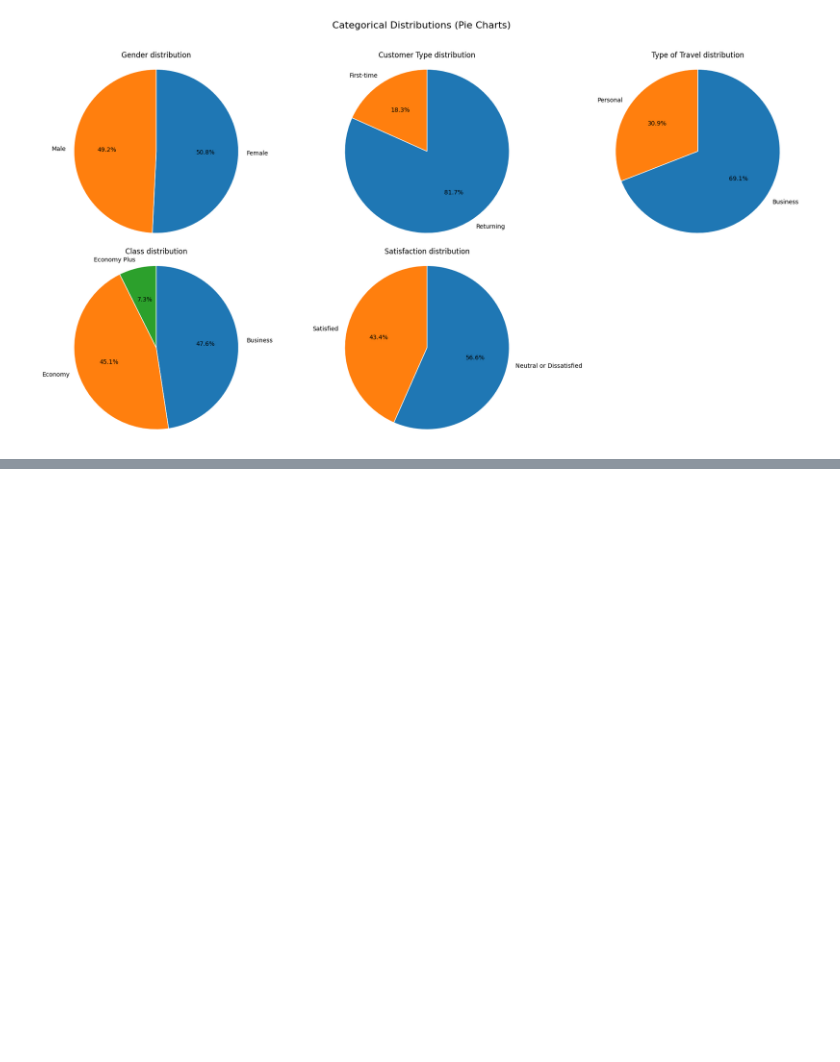
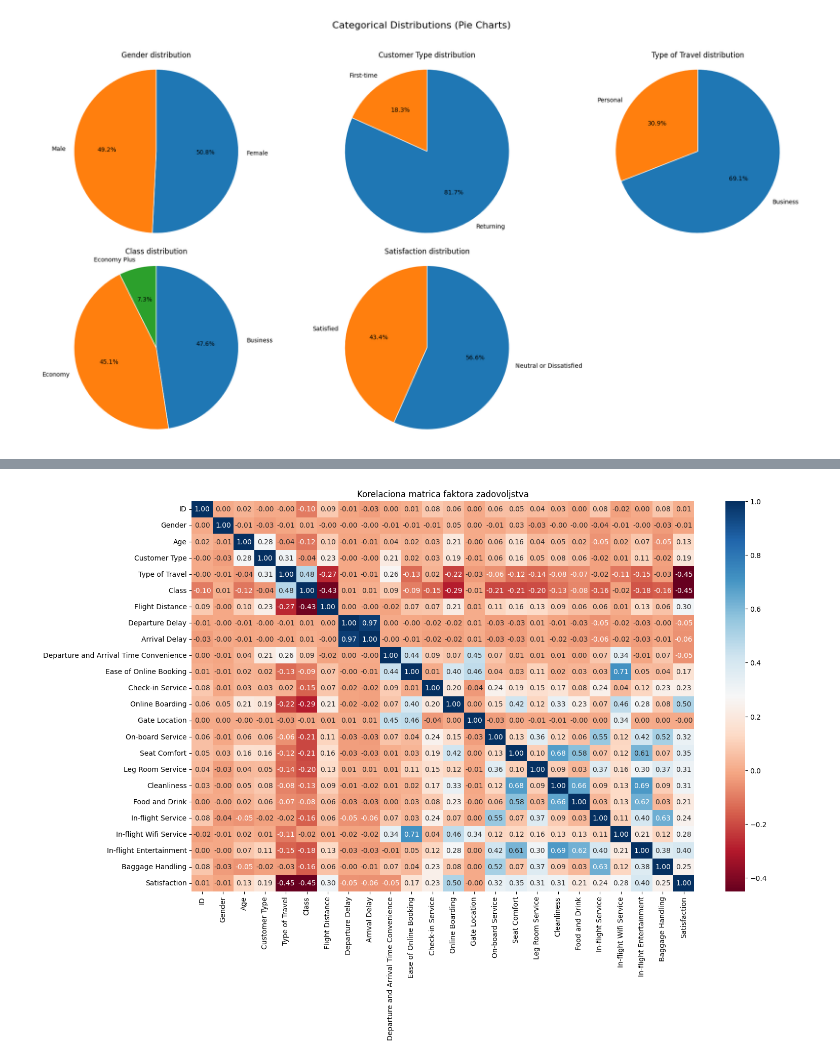
Before and after one commit to zerinaibrulj/machine-learning, a Jupyter notebook: ML/Tasks/Airline.ipynb, the cells around one changed output, grey strips where cells are left out. Cells and saved outputs as stored; diff of their text form; code cells hidden in the pictures; blank space fills up the shorter version.

```diff
--- a/ML/Tasks/Airline.ipynb
+++ b/ML/Tasks/Airline.ipynb
@@ -566,0 +583,2 @@ if missing_categorical:
+# %%
+df["Customer Type"]=df["Customer Type"].map({"First-time":0, "Returning":1})
@@ -566,0 +589,2 @@ if missing_categorical:
+# %%
+df["Type of Travel"]=df["Type of Travel"].map({"Business":0, "Personal":1})
@@ -566,0 +595,2 @@ if missing_categorical:
+# %%
+df["Class"]=df["Class"].map({"Business":0, "Economy":1, "Economy Plus":2})
@@ -566,0 +601,2 @@ if missing_categorical:
+# %%
+df["Satisfaction"]=df["Satisfaction"].map({"Neutral or Dissatisfied":0, "Satisfied":1})
@@ -566,0 +665,10 @@ if missing_categorical:
+# %%
+import seaborn as sns
+import matplotlib.pyplot as plt
+
+plt.figure(figsize=(16, 10))
+sns.heatmap(df.corr(), annot=True, cmap='RdBu', fmt=".2f")
+plt.title("Korelaciona matrica faktora zadovoljstva")
+plt.show()
+# %% [output]
+[figure, added]
```
Also changed, not shown: parts of 10 cells of this notebook.
